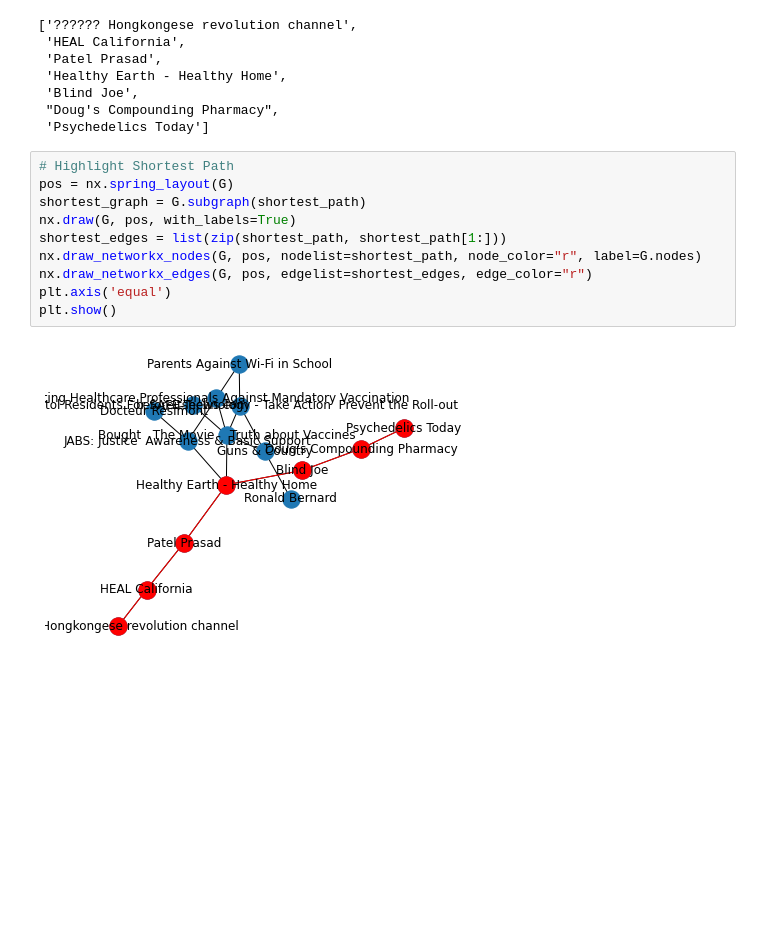
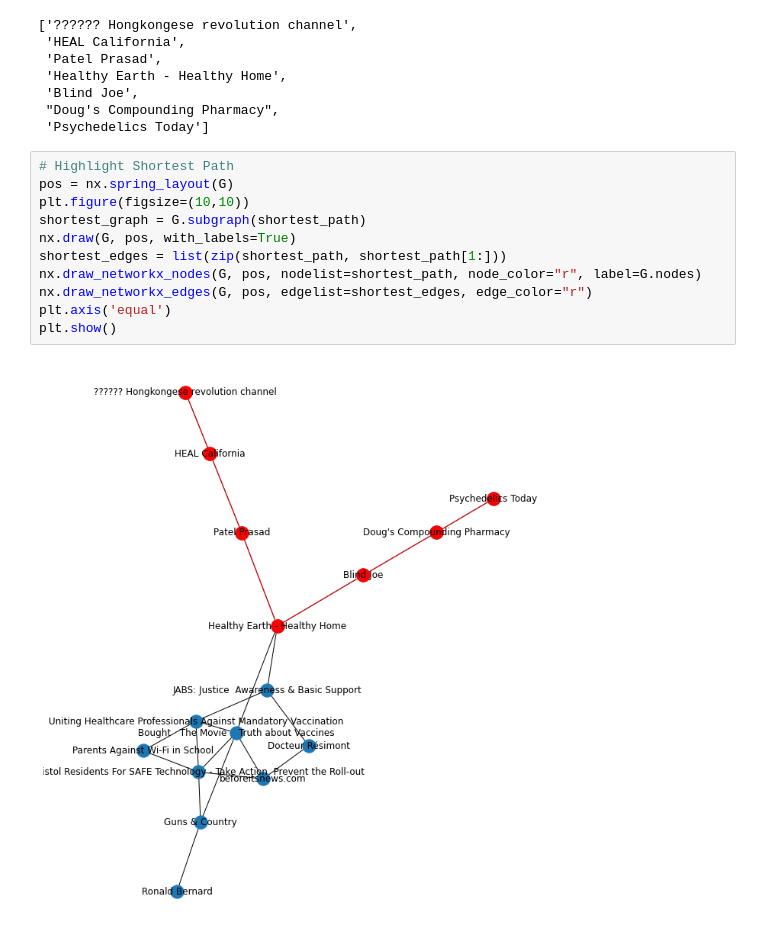
Before and after one commit to docligot/network_tools, a Jupyter notebook: Network Analysis.ipynb, the cells around one changed output. Cells and saved outputs as stored; diff of their text form; blank space fills up the shorter version.

Commit message:
Update Shortest graph

```diff
--- a/Network Analysis.ipynb
+++ b/Network Analysis.ipynb
@@ -218,12 +218,13 @@ shortest_path
 # %%
 # Highlight Shortest Path
 pos = nx.spring_layout(G)
+plt.figure(figsize=(10,10))
 shortest_graph = G.subgraph(shortest_path)
 nx.draw(G, pos, with_labels=True)
 shortest_edges = list(zip(shortest_path, shortest_path[1:]))
 nx.draw_networkx_nodes(G, pos, nodelist=shortest_path, node_color="r", label=G.nodes)
 nx.draw_networkx_edges(G, pos, edgelist=shortest_edges, edge_color="r")
 plt.axis('equal')
 plt.show()
 # %% [output]
-[figure, old version]
+[figure, new version]
```
Also changed, not shown: 2 other files.
